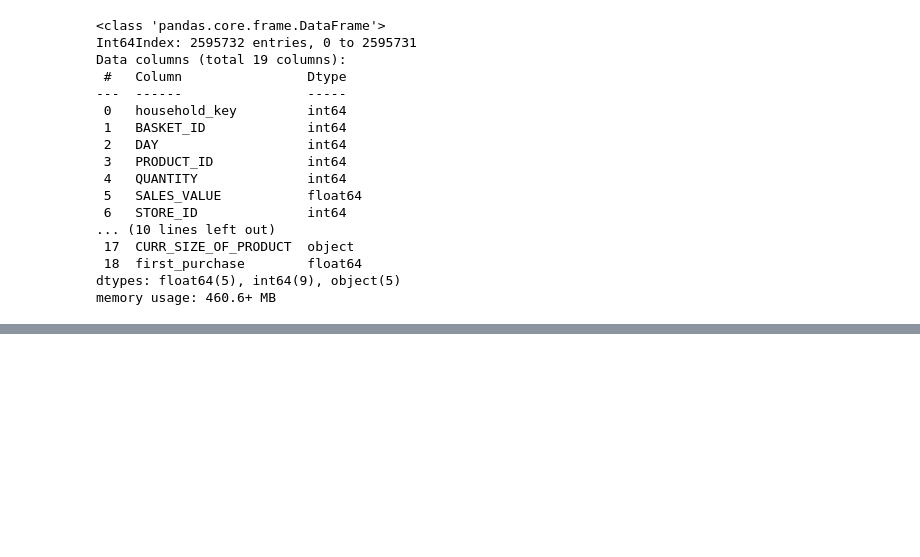
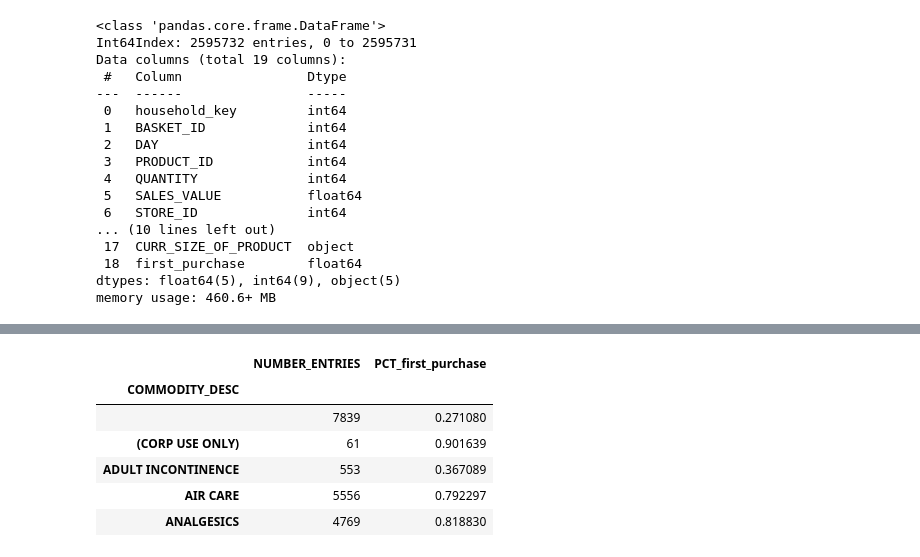
Before and after one commit to GabrieleStoeckl/Capstone_v1.0, a Jupyter notebook: 01_data_understanding/Comparing_product_categories.ipynb, the cells around one changed output, grey strips where cells are left out. Drawn from its saved outputs; the diff is of its cells as text; code cells hidden in the pictures; blank space fills up the shorter version.

```diff
--- a/01_data_understanding/Comparing_product_categories.ipynb
+++ b/01_data_understanding/Comparing_product_categories.ipynb
@@ -173,0 +189,11 @@ axes.set_xticklabels(f_names, rotation=45, ha='right');
+# %%
+categories_agg.rename(columns = {"mean" : "PCT_first_purchase", "count" :"NUMBER_ENTRIES"}, inplace = True)
+categories_agg.head()
+# %% [output]
+|  | NUMBER_ENTRIES | PCT_first_purchase |
+| COMMODITY_DESC |  |  |
+|  | 7839 | 0.271080 |
+| (CORP USE ONLY) | 61 | 0.901639 |
+| ADULT INCONTINENCE | 553 | 0.367089 |
+| AIR CARE | 5556 | 0.792297 |
+| ANALGESICS | 4769 | 0.818830 |
```
Also changed, not shown: parts of 9 cells of this notebook, 9 other files.
